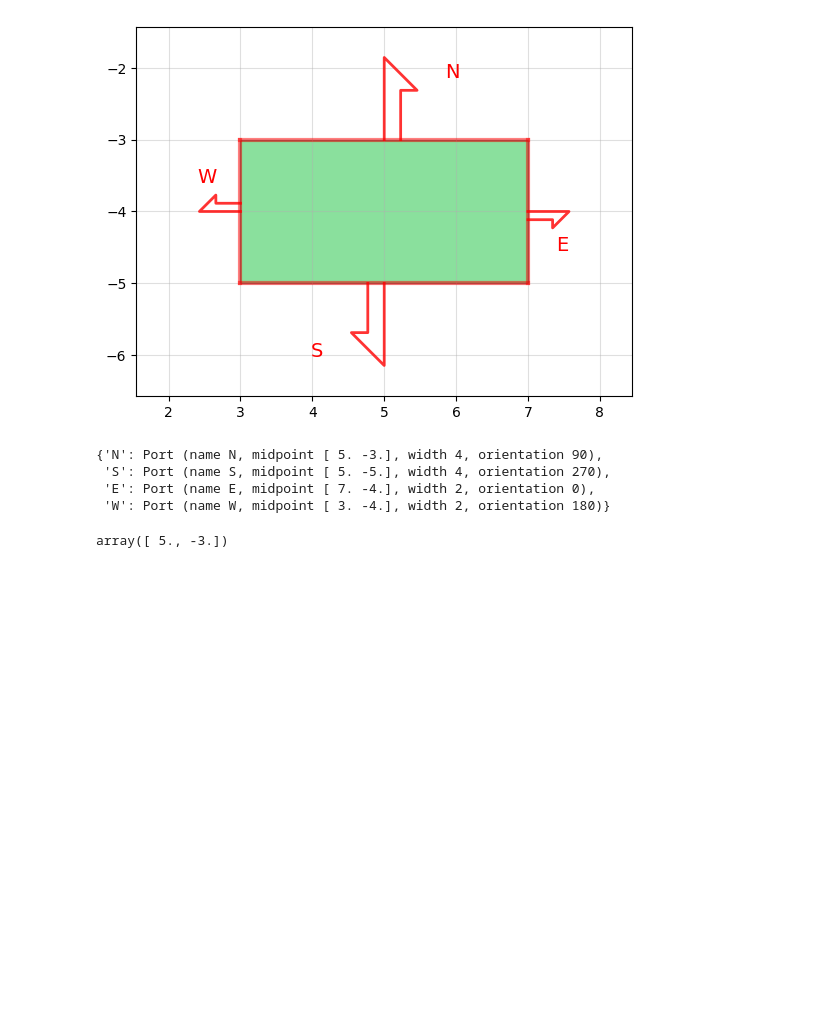
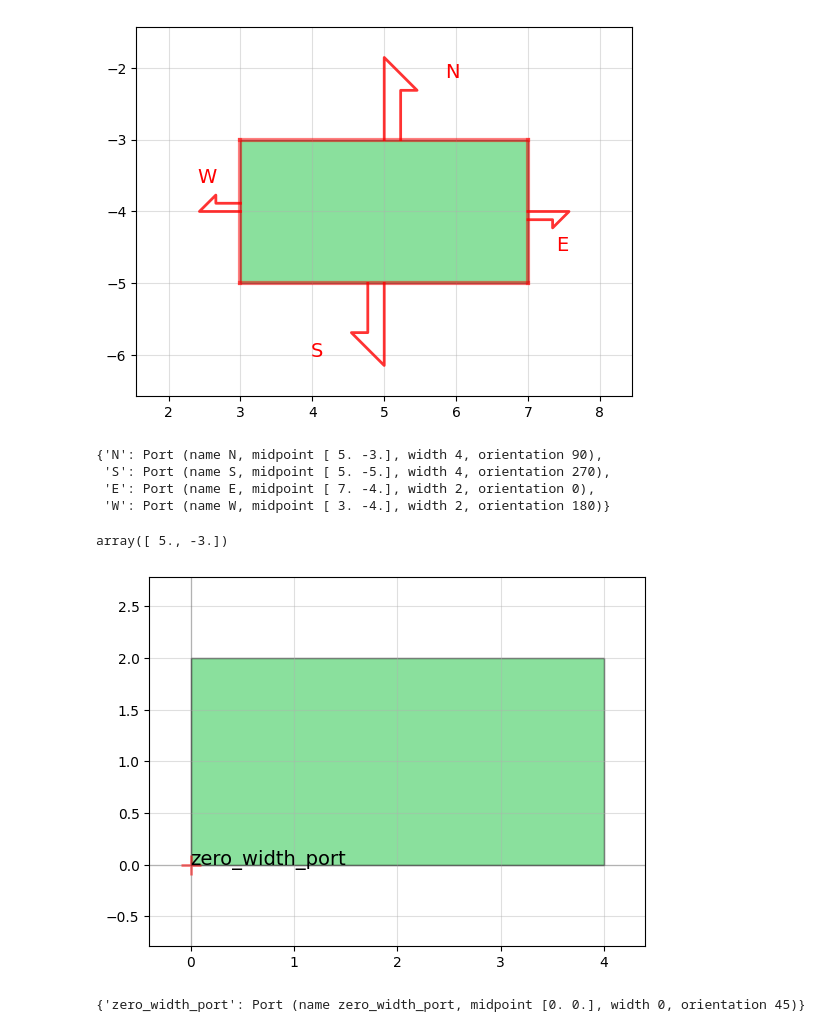
Before and after one commit to err4re/designs, a Jupyter notebook: QRCSJ_refactor/phidl_experiments.ipynb, the cells around one changed output. Drawn from its saved outputs; the diff is of its cells as text; code cells hidden in the pictures; blank space fills up the shorter version.

```diff
--- a/QRCSJ_refactor/phidl_experiments.ipynb
+++ b/QRCSJ_refactor/phidl_experiments.ipynb
@@ -421,3 +421,16 @@ Compass.ports
 Compass.ports['N'].midpoint
 # %% [output]
 array([ 5., -3.])
+# %%
+D = Device('Device')
+
+D << pg.rectangle()
+
+# test zero width port
+D.add_port(width=0, name='zero_width_port')
+
+qp(D)
+D.ports
+# %% [output]
+[figure, added]
+{'zero_width_port': Port (name zero_width_port, midpoint [0. 0.], width 0, orientation 45)}
```
Also changed, not shown: parts of 4 cells of this notebook, 5 other files.
